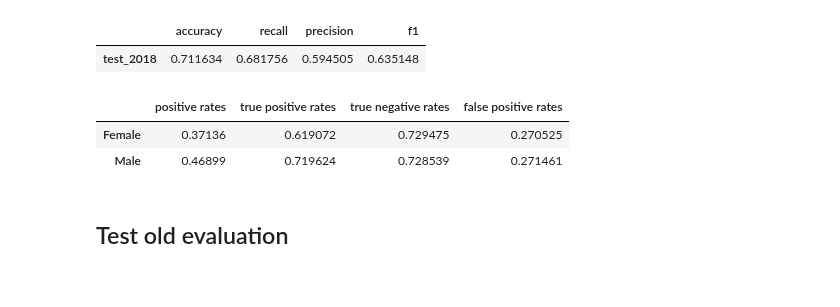
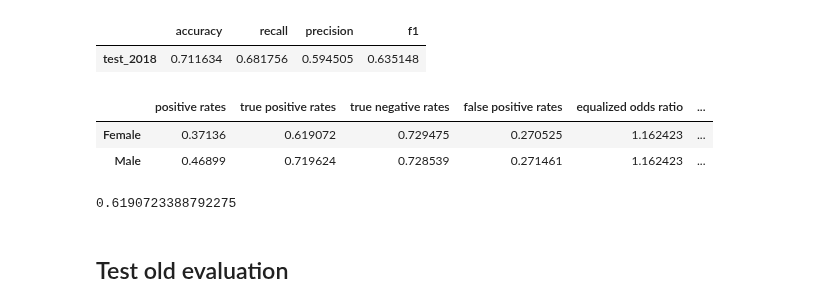
Before and after one commit to JipSchoneveld/HCML_project, a Jupyter notebook: train.ipynb, the cells around one changed output. Saved outputs shown, nothing was run; the diff lists cells and outputs as text; code cells hidden in the pictures.

```diff
--- a/train.ipynb
+++ b/train.ipynb
@@ -325,15 +325,23 @@ logreg_eval_test_2018
 # %%
 logreg_fair_eval_test_2018 = pd.DataFrame()
 logreg_fair_eval_test_2018['positive rates'] = positive_rates(logreg_results_test_2018, 'sex')
 logreg_fair_eval_test_2018['true positive rates'] = true_postive_rates(logreg_results_test_2018, 'sex')
 logreg_fair_eval_test_2018['true negative rates'] = true_negative_rate(logreg_results_test_2018, 'sex')
 logreg_fair_eval_test_2018['false positive rates'] = false_postive_rates(logreg_results_test_2018, 'sex')
+
+logreg_fair_eval_test_2018['equalized odds ratio'] = logreg_fair_eval_test_2018['true positive rates']['Male']/logreg_fair_eval_test_2018['true positive rates']['Female']
+logreg_fair_eval_test_2018['equalized odds diff'] = logreg_fair_eval_test_2018['true positive rates']['Male']-logreg_fair_eval_test_2018['true positive rates']['Female']
+
 logreg_fair_eval_test_2018.to_csv(os.path.join('Results', f'test_2018_fair_eval.csv'),sep='\t')
 logreg_fair_eval_test_2018
 # %% [output]
-|  | positive rates | true positive rates | true negative rates | false positive rates |
-| Female | 0.37136 | 0.619072 | 0.729475 | 0.270525 |
-| Male | 0.46899 | 0.719624 | 0.728539 | 0.271461 |
+|  | positive rates | true positive rates | true negative rates | false positive rates | equalized odds ratio | ... |
+| Female | 0.37136 | 0.619072 | 0.729475 | 0.270525 | 1.162423 | ... |
+| Male | 0.46899 | 0.719624 | 0.728539 | 0.271461 | 1.162423 | ... |
+# %%
+logreg_fair_eval_test_2018['true positive rates']['Female']
+# %% [output]
+0.6190723388792275
 # %% [markdown]
 ## Test old evaluation
 # %%
```
Also changed, not shown: parts of 1 cell of this notebook, 4 other files.
